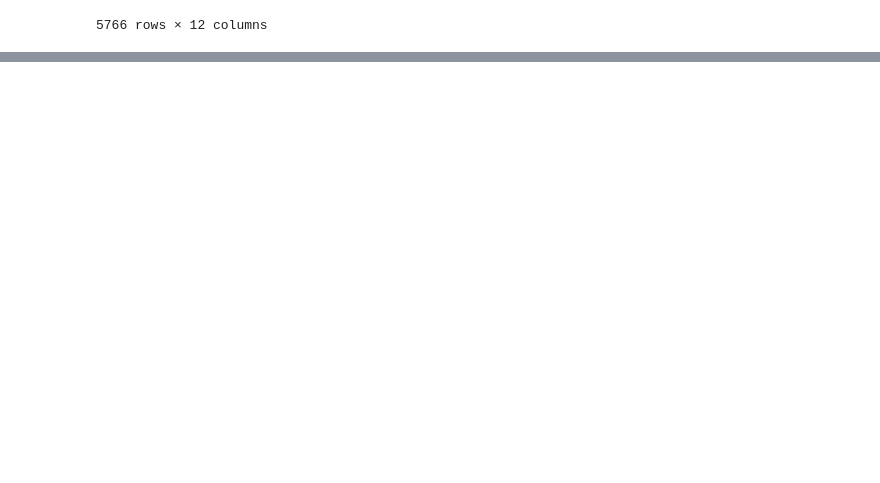
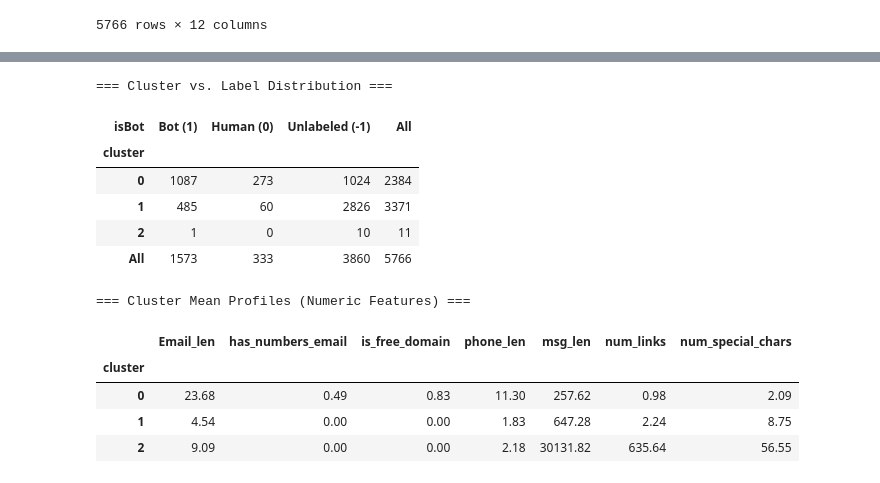
Before and after one commit to iamahnaf/Testing_model, a Jupyter notebook: Code/DataTesting.ipynb, the cells around one changed output, grey strips where cells are left out. Cells and saved outputs as stored; diff of their text form; code cells hidden in the pictures; blank space fills up the shorter version.

```diff
--- a/Code/DataTesting.ipynb
+++ b/Code/DataTesting.ipynb
@@ -200,0 +230,42 @@ df
+# %%
+# K-Means Clustering to discover latent patterns
+from sklearn.cluster import KMeans
+from sklearn.preprocessing import StandardScaler
+from scipy.sparse import hstack
+
+# 1. Standardize numeric features
+scaler = StandardScaler()
+num_feature_cols = ['Email_len', 'has_numbers_email', 'is_free_domain', 'phone_len', 'msg_len', 'num_links', 'num_special_chars']
+X_num_scaled = scaler.fit_transform(df[num_feature_cols].fillna(0))
+
+# 2. Combine with TF-IDF text features
+X_clustering = hstack([X_text, X_num_scaled]).tocsr()
+
+# 3. Fit K-Means with K=3 clusters
+kmeans = KMeans(n_clusters=3, random_state=42, n_init=10)
+df['cluster'] = kmeans.fit_predict(X_clustering)
+
+# 4. Cross-tabulation: Clusters vs isBot labels
+label_map = {-1: "Unlabeled (-1)", 0: "Human (0)", 1: "Bot (1)"}
+cluster_crosstab = pd.crosstab(df['cluster'], df['isBot'].map(label_map), margins=True)
+print("=== Cluster vs. Label Distribution ===")
+display(cluster_crosstab)
+
+# 5. Profile each cluster with numeric feature means
+cluster_profile = df.groupby('cluster')[num_feature_cols].mean().round(2)
+print("\n=== Cluster Mean Profiles (Numeric Features) ===")
+display(cluster_profile)
+# %% [output]
+=== Cluster vs. Label Distribution ===
+| isBot | Bot (1) | Human (0) | Unlabeled (-1) | All |
+| cluster |  |  |  |  |
+| 0 | 1087 | 273 | 1024 | 2384 |
+| 1 | 485 | 60 | 2826 | 3371 |
+| 2 | 1 | 0 | 10 | 11 |
+| All | 1573 | 333 | 3860 | 5766 |
+=== Cluster Mean Profiles (Numeric Features) ===
+|  | Email_len | has_numbers_email | is_free_domain | phone_len | msg_len | num_links | num_special_chars |
+| cluster |  |  |  |  |  |  |  |
+| 0 | 23.68 | 0.49 | 0.83 | 11.30 | 257.62 | 0.98 | 2.09 |
+| 1 | 4.54 | 0.00 | 0.00 | 1.83 | 647.28 | 2.24 | 8.75 |
+| 2 | 9.09 | 0.00 | 0.00 | 2.18 | 30131.82 | 635.64 | 56.55 |
```
Also changed, not shown: parts of 23 cells of this notebook.
